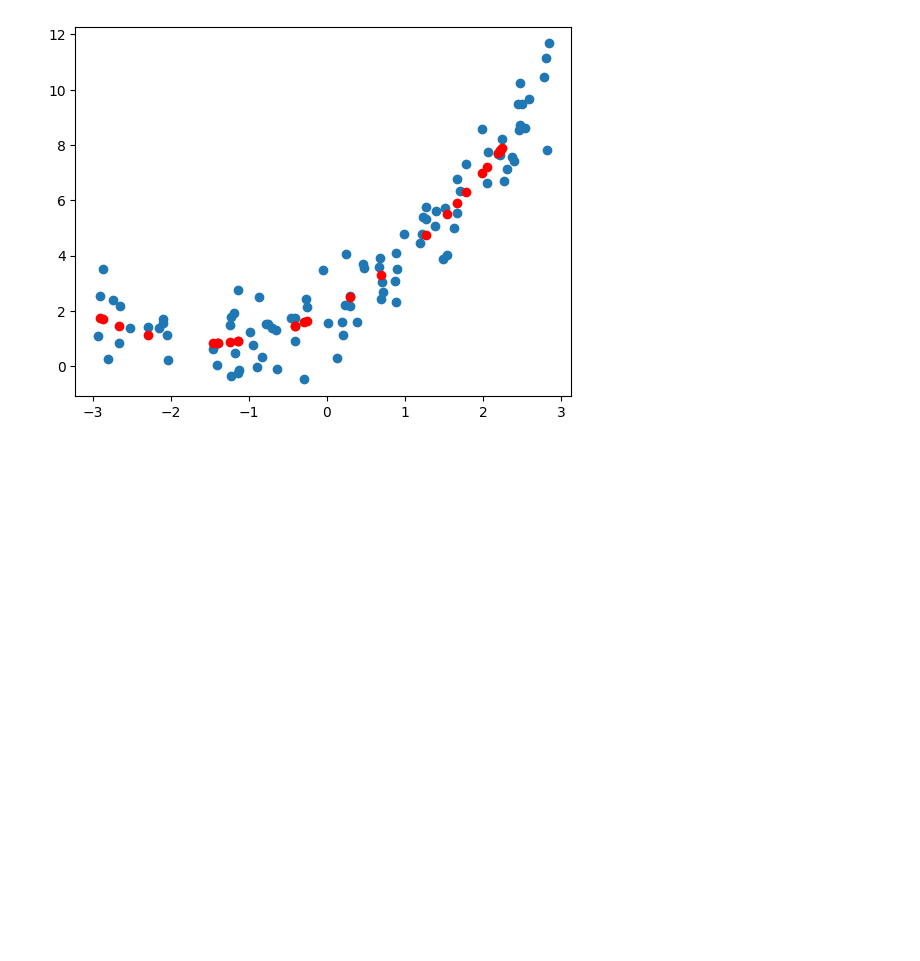
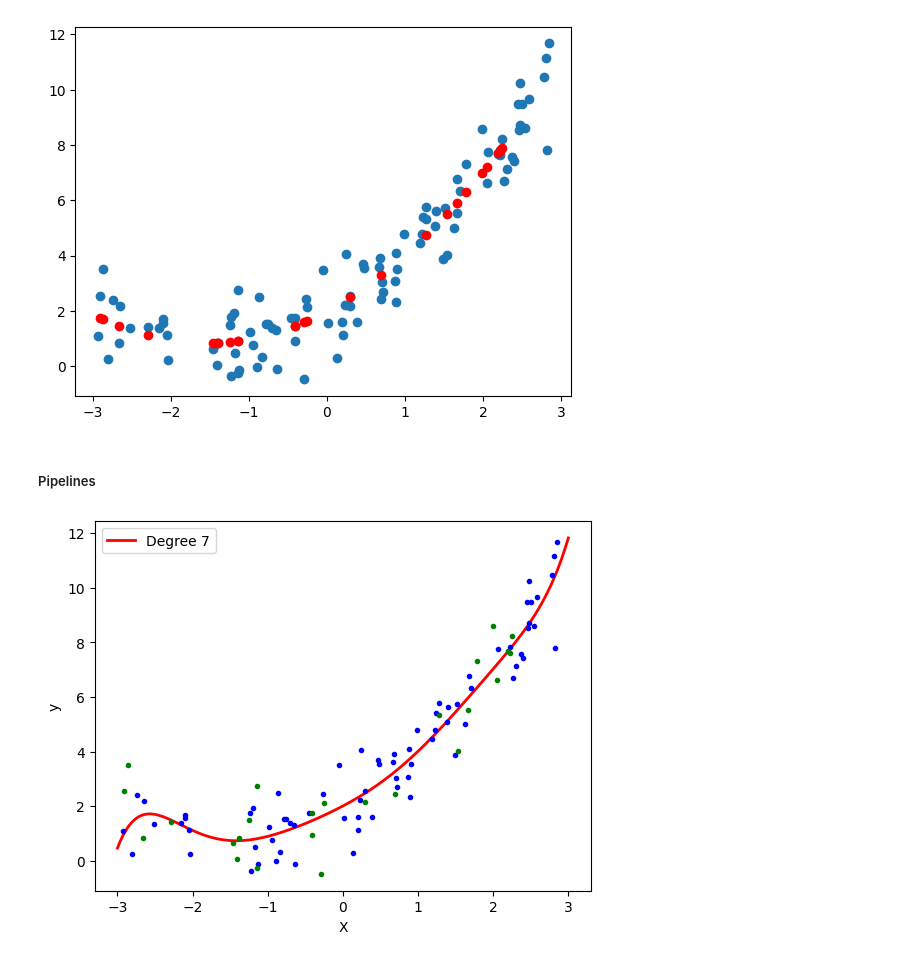
Before and after one commit to tahaftm/Udemy-ML, a Jupyter notebook: Lectures/Linear Regression/polynomial regression.ipynb, the cells around one changed output. Saved outputs shown, nothing was run; the diff lists cells and outputs as text; code cells hidden in the pictures; blank space fills up the shorter version.

```diff
--- a/Lectures/Linear Regression/polynomial regression.ipynb
+++ b/Lectures/Linear Regression/polynomial regression.ipynb
@@ -128,3 +128,28 @@ plt.scatter(X_test, model.predict(X_test_poly),color = "red")
 # %% [output]
 <matplotlib.collections.PathCollection at 0x...>
 [figure]
+# %% [markdown]
+##### Pipelines
+# %%
+from sklearn.pipeline import Pipeline
+def show_polyreg(degree):
+    X_new = np.linspace(-3, 3, 200).reshape(200, 1)
+    poly_manipulators = PolynomialFeatures(degree=degree, include_bias=True)
+    regression = LinearRegression()
+    pipeline_reg = Pipeline([
+        ("polynomial_shifter",poly_manipulators),
+        ("linear_regression",regression)
+    ])
+    pipeline_reg.fit(X_train, Y_train)
+    predict = pipeline_reg.predict(X_new)
+    plt.plot(X_new, predict,'r', label="Degree " + str(degree), linewidth=2)
+    plt.plot(X_train, Y_train, "b.", linewidth=3)
+    plt.plot(X_test, Y_test, "g.", linewidth=3)
+    plt.legend(loc="upper left")
+    plt.xlabel("X")
+    plt.ylabel("y")
+    plt.show()
+# %%
+show_polyreg(7)
+# %% [output]
+[figure, added]
```
Also changed, not shown: 4 other files.
